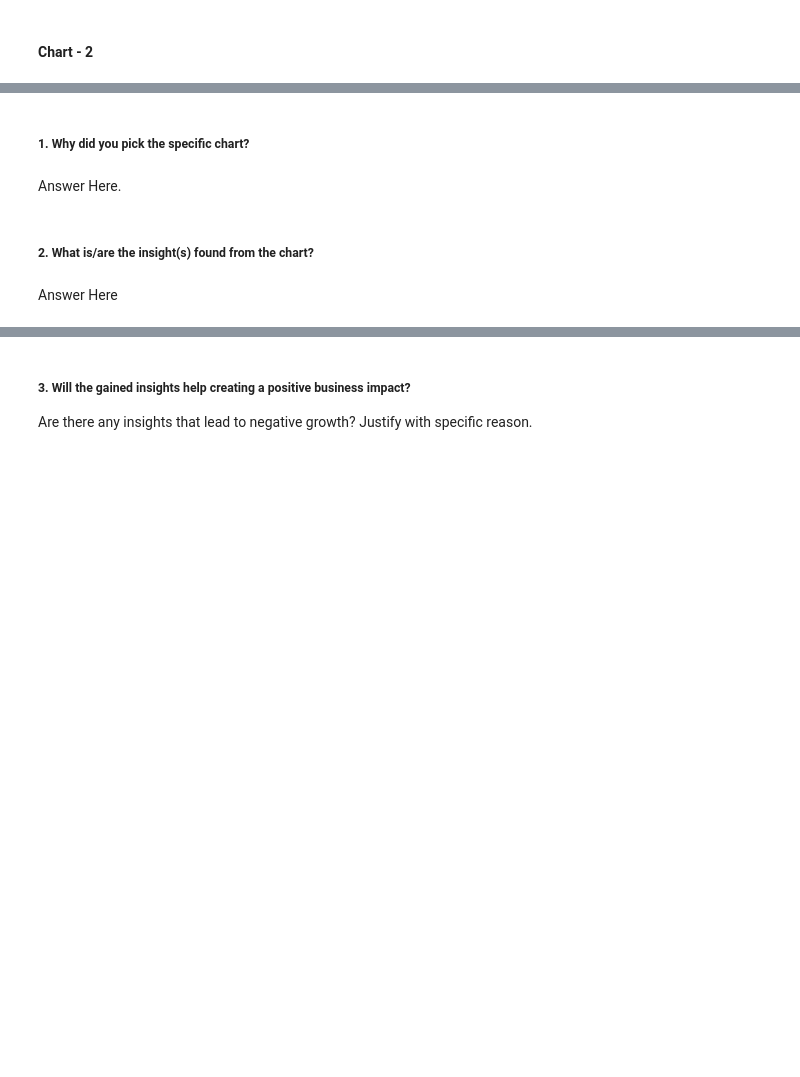
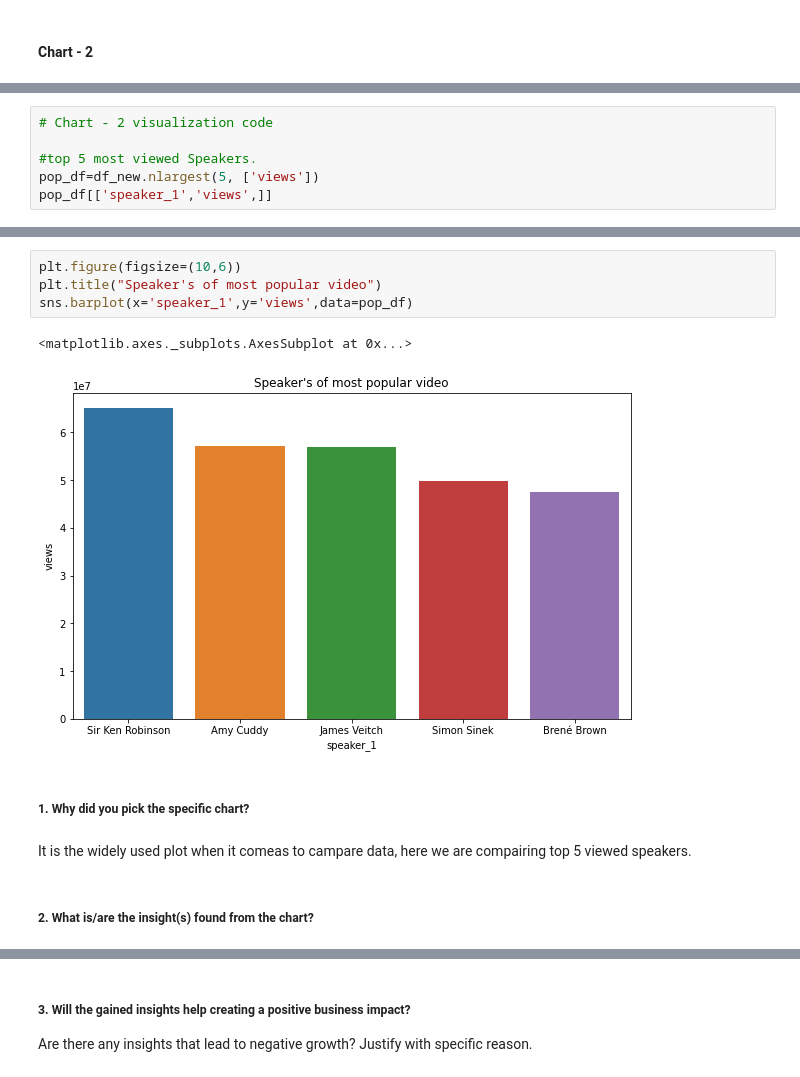
Before and after one commit to abhishekdhasmana17/ted-talk-view-prediction, a Jupyter notebook: Ted_Talk_Views_Prediction.ipynb, the cells around one changed output, grey strips where cells are left out. Saved outputs shown, nothing was run; the diff lists cells and outputs as text; blank space fills up the shorter version.

```diff
--- a/Ted_Talk_Views_Prediction.ipynb
+++ b/Ted_Talk_Views_Prediction.ipynb
@@ -623,0 +624,6 @@ Not really because these are the feed back we are getting depending upon the con
+# %%
+# Chart - 2 visualization code
+
+#top 5 most viewed Speakers.
+pop_df=df_new.nlargest(5, ['views'])
+pop_df[['speaker_1','views',]]
@@ -624,8 +637,13 @@ Not really because these are the feed back we are getting depending upon the con
+# %%
+plt.figure(figsize=(10,6))
+plt.title("Speaker's of most popular video")
+sns.barplot(x='speaker_1',y='views',data=pop_df)
+# %% [output]
+<matplotlib.axes._subplots.AxesSubplot at 0x...>
+[figure, added]
 # %% [markdown]
 ##### 1. Why did you pick the specific chart?
-# %% [markdown]
-Answer Here.
+# %% [markdown]
+It is the widely used plot when it comeas to campare data, here we are compairing top 5 viewed speakers.
 # %% [markdown]
 ##### 2. What is/are the insight(s) found from the chart?
-# %% [markdown]
-Answer Here
```
Also changed, not shown: parts of 6 cells of this notebook.
